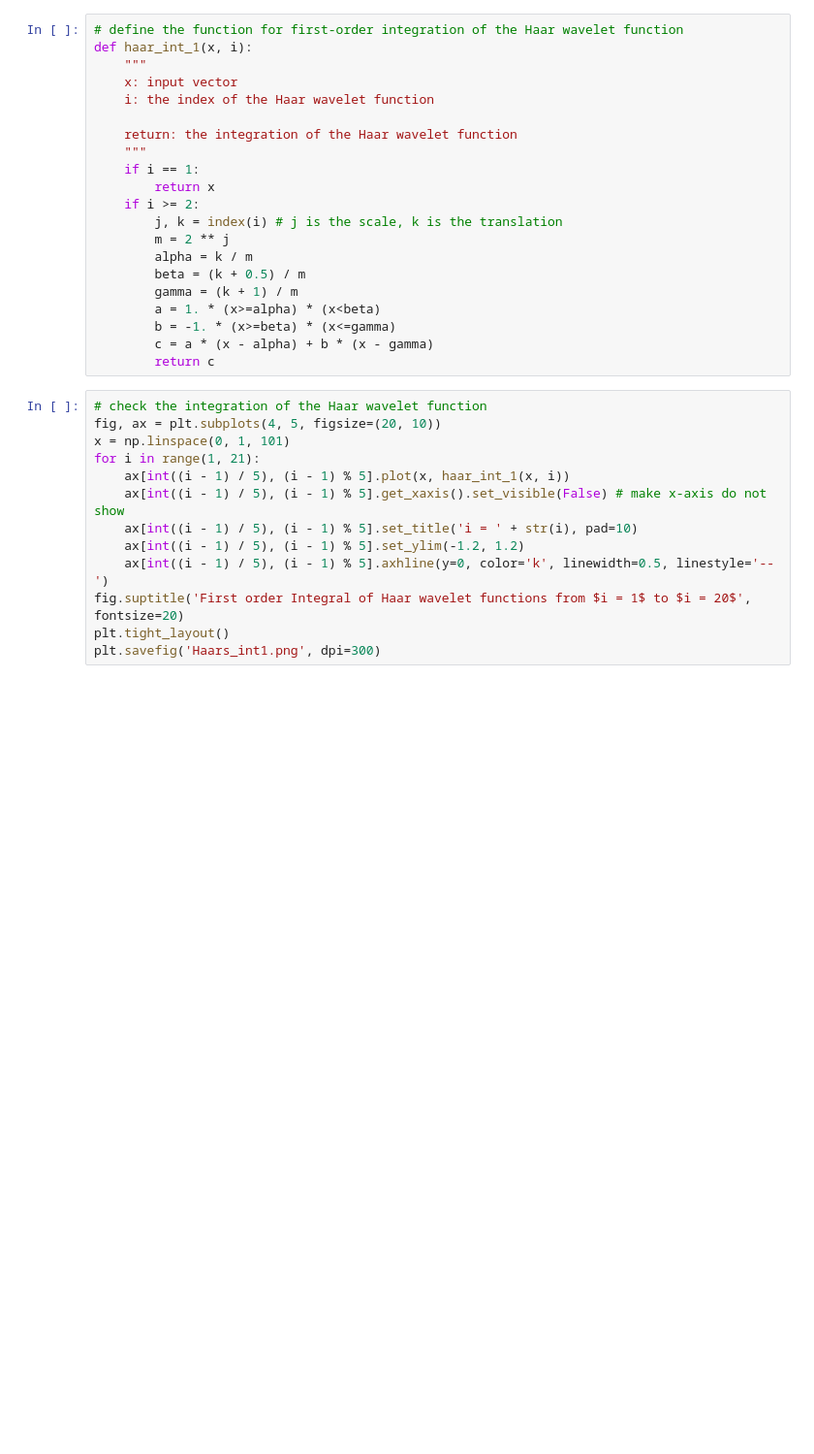
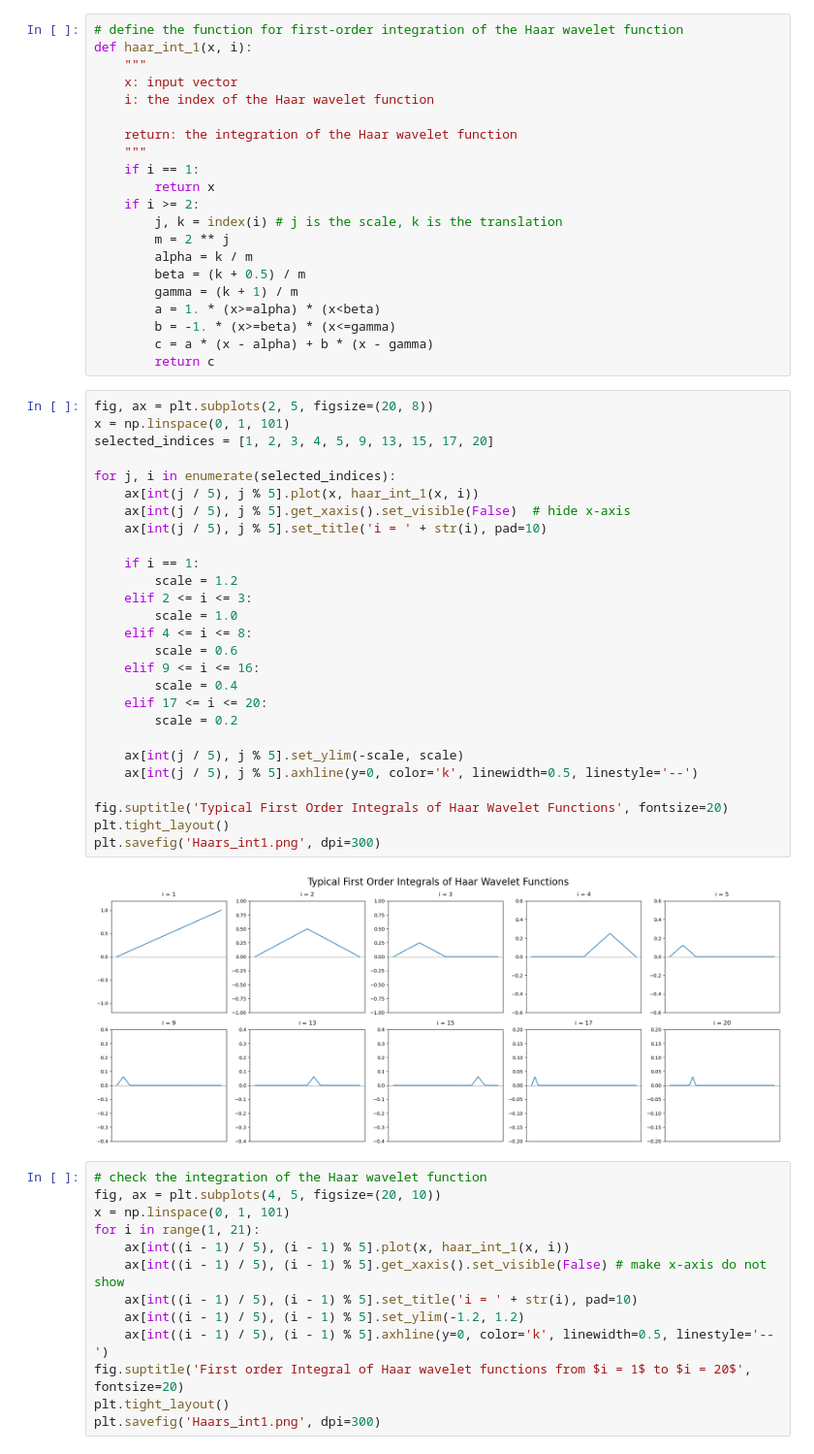
Before and after one commit to kabio05/HOHWM_Integral_Equations, a Jupyter notebook: Intermediary_File/HOHWM_3.ipynb, the cells around one changed output. Shown at 97% size. Cells and saved outputs as stored; diff of their text form; blank space fills up the shorter version.

Commit message:
some adjustment to the plots

```diff
--- a/Intermediary_File/HOHWM_3.ipynb
+++ b/Intermediary_File/HOHWM_3.ipynb
@@ -68,6 +68,35 @@ def haar_int_1(x, i):
         b = -1. * (x>=beta) * (x<=gamma)
         c = a * (x - alpha) + b * (x - gamma)
         return c
+# %%
+fig, ax = plt.subplots(2, 5, figsize=(20, 8))
+x = np.linspace(0, 1, 101)
+selected_indices = [1, 2, 3, 4, 5, 9, 13, 15, 17, 20]
+
+for j, i in enumerate(selected_indices):
+    ax[int(j / 5), j % 5].plot(x, haar_int_1(x, i))
+    ax[int(j / 5), j % 5].get_xaxis().set_visible(False)  # hide x-axis
+    ax[int(j / 5), j % 5].set_title('i = ' + str(i), pad=10)
+
+    if i == 1:
+        scale = 1.2
+    elif 2 <= i <= 3:
+        scale = 1.0
+    elif 4 <= i <= 8:
+        scale = 0.6
+    elif 9 <= i <= 16:
+        scale = 0.4
+    elif 17 <= i <= 20:
+        scale = 0.2
+
+    ax[int(j / 5), j % 5].set_ylim(-scale, scale)
+    ax[int(j / 5), j % 5].axhline(y=0, color='k', linewidth=0.5, linestyle='--')
+
+fig.suptitle('Typical First Order Integrals of Haar Wavelet Functions', fontsize=20)
+plt.tight_layout()
+plt.savefig('Haars_int1.png', dpi=300)
+# %% [output]
+[figure, added]
 # %%
 # check the integration of the Haar wavelet function
 fig, ax = plt.subplots(4, 5, figsize=(20, 10))
```
Also changed, not shown: parts of 2 cells of this notebook.
